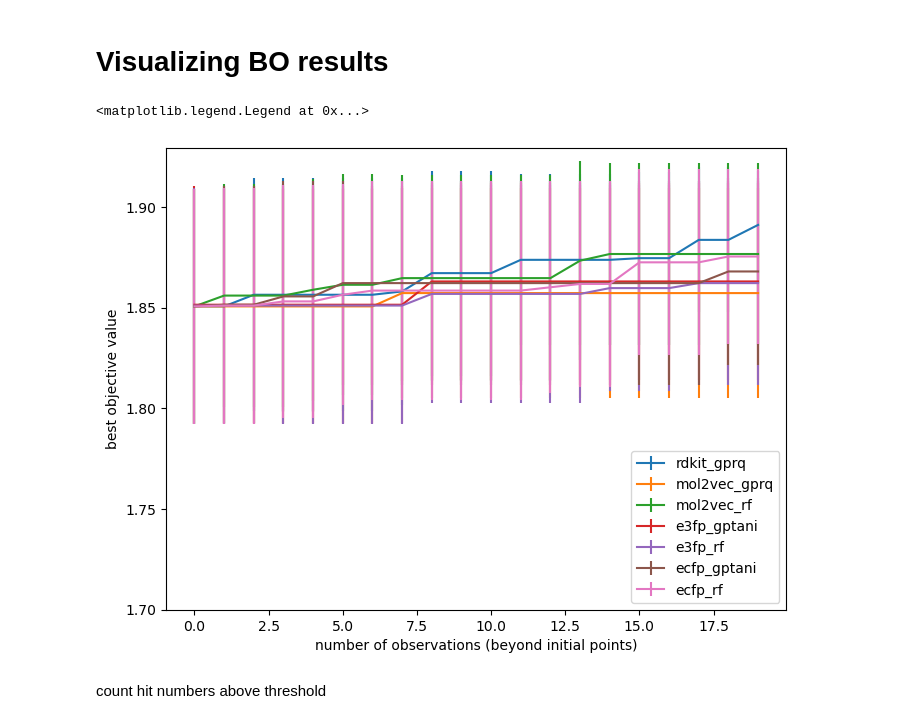
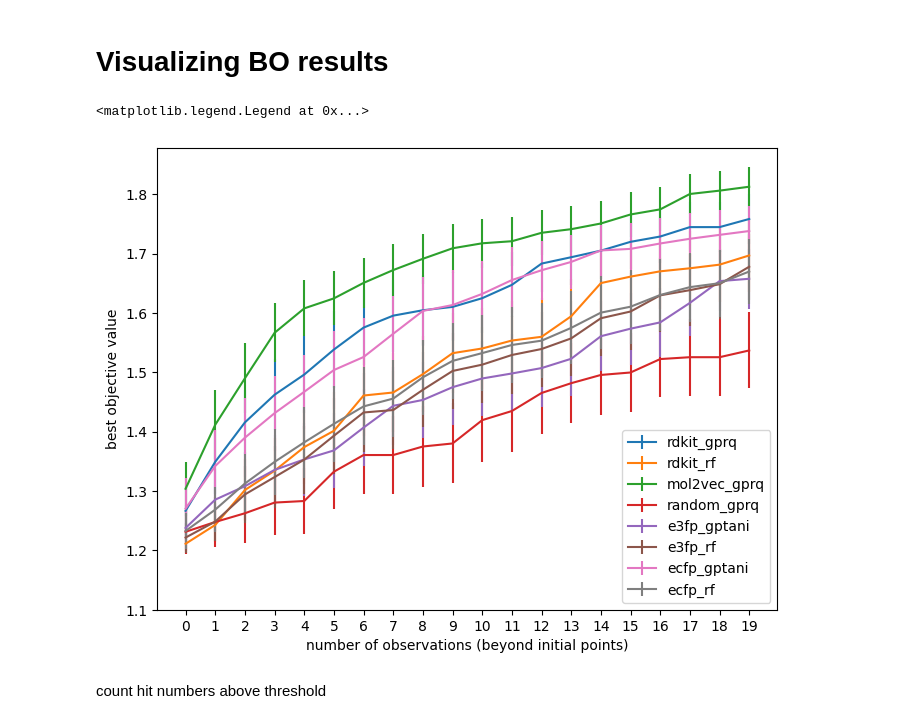
Before and after one commit to FrankWanger/ACBO-Feat, a Jupyter notebook: result_visualization.ipynb, the cells around one changed output. Cells and saved outputs as stored; diff of their text form; code cells hidden in the pictures.

Commit message:
Results

```diff
--- a/result_visualization.ipynb
+++ b/result_visualization.ipynb
@@ -4,62 +4,68 @@
 import numpy as np
 
 # read the npy data from results
-rdkit_gprq = np.load('./results/lipo_rdkit_ratio0.05_iter20_trial10GPRQ.npy', allow_pickle=True).item()
-#rdkit_rf = np.load('./results/lipo_rdkit_ratio0.05_iter20_trial10RandomForest.npy', allow_pickle=True).item()
+rdkit_gprq = np.load('./results/fair_split_trial50/lipo_rdkit_ratio0.1_iter20_trial50GPRQ.npy', allow_pickle=True).item()
+rdkit_rf = np.load('./results/fair_split_trial50/lipo_rdkit_ratio0.1_iter20_trial50RandomForest.npy', allow_pickle=True).item()
+random = np.load('./results/fair_split_trial50/lipo_mol2vec_ratio0.1_iter20_trial50GPRQ_random.npy', allow_pickle=True).item()
 
-mol2vec_gprq = np.load('./results/lipo_mol2vec_ratio0.05_iter20_trial10GPRQ.npy', allow_pickle=True).item()
-mol2vec_rf = np.load('./results/lipo_mol2vec_ratio0.05_iter20_trial10RandomForest.npy', allow_pickle=True).item()
+mol2vec_gprq = np.load('./results/fair_split_trial50/lipo_mol2vec_ratio0.1_iter20_trial50GPRQ.npy', allow_pickle=True).item()
+#mol2vec_rf = np.load('./results/fair_split_trial50/lipo_mol2vec_ratio0.1_iter20_trial50RandomForest.npy', allow_pickle=True).item()
 
-e3fp_gptani = np.load('./results/lipo_e3fp_ratio0.05_iter20_trial10GPTanimoto.npy', allow_pickle=True).item()
-e3fp_rf = np.load('./results/lipo_e3fp_ratio0.05_iter20_trial10RandomForest.npy', allow_pickle=True).item()
+e3fp_gptani = np.load('./results/fair_split_trial50/lipo_e3fp_ratio0.1_iter20_trial50GPTanimoto.npy', allow_pickle=True).item()
+e3fp_rf = np.load('./results/fair_split_trial50/lipo_e3fp_ratio0.1_iter20_trial50RandomForest.npy', allow_pickle=True).item()
 
-ecfp_gptani = np.load('./results/lipo_ecfp_ratio0.05_iter20_trial10GPTanimoto.npy', allow_pickle=True).item()
-ecfp_rf = np.load('./results/lipo_ecfp_ratio0.05_iter20_trial10RandomForest.npy', allow_pickle=True).item()
+ecfp_gptani = np.load('./results/fair_split_trial50/lipo_ecfp_ratio0.1_iter20_trial50GPTanimoto.npy', allow_pickle=True).item()
+ecfp_rf = np.load('./results/fair_split_trial50/lipo_ecfp_ratio0.1_iter20_trial50RandomForest.npy', allow_pickle=True).item()
 # %%
 num_trial = len(mol2vec_gprq['bests_over_trials'])
 num_iter = len(mol2vec_gprq['bests_over_trials'][0])
 
 rdkit_gprq_best_observed = np.array(rdkit_gprq['bests_over_trials'])
-#rdkit_RF_best_observed = np.array(rdkit_rf['bests_over_trials'])
+rdkit_rf_best_observed = np.array(rdkit_rf['best_over_trials'])
 
 mol2vec_gprq_best_observed = np.array(mol2vec_gprq['bests_over_trials'])
-mol2vec_rf_best_observed = np.array(mol2vec_rf['bests_over_trials'])
+#mol2vec_rf_best_observed = np.array(mol2vec_rf['best_over_trials'])
+
+random_best_observed = np.array(random['bests_over_trials'])
 
 e3fp_gptani_best_observed = np.array(e3fp_gptani['bests_over_trials'])
-e3fp_rf_best_observed = np.array(e3fp_rf['bests_over_trials'])
+e3fp_rf_best_observed = np.array(e3fp_rf['best_over_trials'])
 
 ecfp_gptani_best_observed = np.array(ecfp_gptani['bests_over_trials'])
-ecfp_rf_best_observed = np.array(ecfp_rf['bests_over_trials'])
+ecfp_rf_best_observed = np.array(ecfp_rf['best_over_trials'])
 # %%
 import matplotlib.pyplot as plt
 import pandas as pd
 import seaborn as sns
 def ci(y):
     return 1.96 * y.std(axis=0) / np.sqrt(num_trial)
 
 #plot the df data and add
 fig, ax = plt.subplots(1, 1, figsize=(8, 6))
 #plot errorbar from the mean and std of the best observed value
 ax.errorbar(x=np.arange(num_iter), y=rdkit_gprq_best_observed.mean(axis=0), yerr=ci(rdkit_gprq_best_observed), label="rdkit_gprq", linewidth=1.5)
-#ax.errorbar(x=np.arange(num_iter), y=rdkit_rf_best_observed.mean(axis=0), yerr=ci(rdkit_rf_best_observed), label="rdkit_rf", linewidth=1.5)
+ax.errorbar(x=np.arange(num_iter), y=rdkit_rf_best_observed.mean(axis=0), yerr=ci(rdkit_rf_best_observed), label="rdkit_rf", linewidth=1.5)
 ax.errorbar(x=np.arange(num_iter), y=mol2vec_gprq_best_observed.mean(axis=0), yerr=ci(mol2vec_gprq_best_observed), label="mol2vec_gprq", linewidth=1.5)
-ax.errorbar(x=np.arange(num_iter), y=mol2vec_rf_best_observed.mean(axis=0), yerr=ci(mol2vec_rf_best_observed), label="mol2vec_rf", linewidth=1.5)
+ax.errorbar(x=np.arange(num_iter), y=random_best_observed.mean(axis=0), yerr=ci(random_best_observed), label="random_gprq", linewidth=1.5)
+
+#ax.errorbar(x=np.arange(num_iter), y=mol2vec_rf_best_observed.mean(axis=0), yerr=ci(mol2vec_rf_best_observed), label="mol2vec_rf", linewidth=1.5)
 ax.errorbar(x=np.arange(num_iter), y=e3fp_gptani_best_observed.mean(axis=0), yerr=ci(e3fp_gptani_best_observed), label="e3fp_gptani", linewidth=1.5)
 ax.errorbar(x=np.arange(num_iter), y=e3fp_rf_best_observed.mean(axis=0), yerr=ci(e3fp_rf_best_observed), label="e3fp_rf", linewidth=1.5)
 ax.errorbar(x=np.arange(num_iter), y=ecfp_gptani_best_observed.mean(axis=0), yerr=ci(ecfp_gptani_best_observed), label="ecfp_gptani", linewidth=1.5)
 ax.errorbar(x=np.arange(num_iter), y=ecfp_rf_best_observed.mean(axis=0), yerr=ci(ecfp_rf_best_observed), label="ecfp_rf", linewidth=1.5)
 
+plt.xticks(range(0,20))
 
 #set labels
 ax.set(
     xlabel="number of observations (beyond initial points)",
     ylabel="best objective value",
 )
-ax.set_ylim(bottom=1.7)
+ax.set_ylim(bottom=1.1)
 ax.legend(loc="lower right")
 # %% [output]
 <matplotlib.legend.Legend at 0x...>
-[figure, old version]
+[figure, new version]
 # %% [markdown]
 count hit numbers above threshold
 # %%
```
Also changed, not shown: parts of 1 cell of this notebook, 21 other files.
